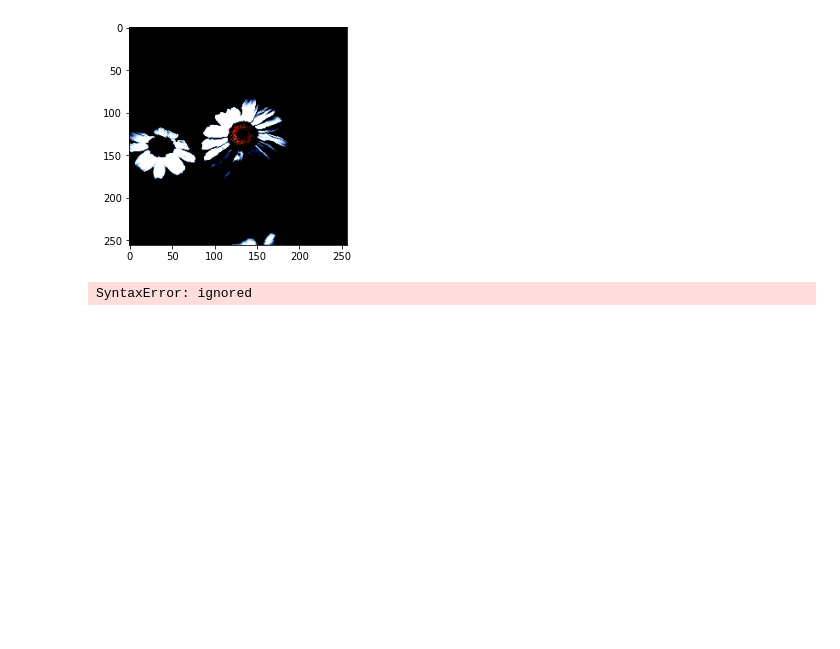
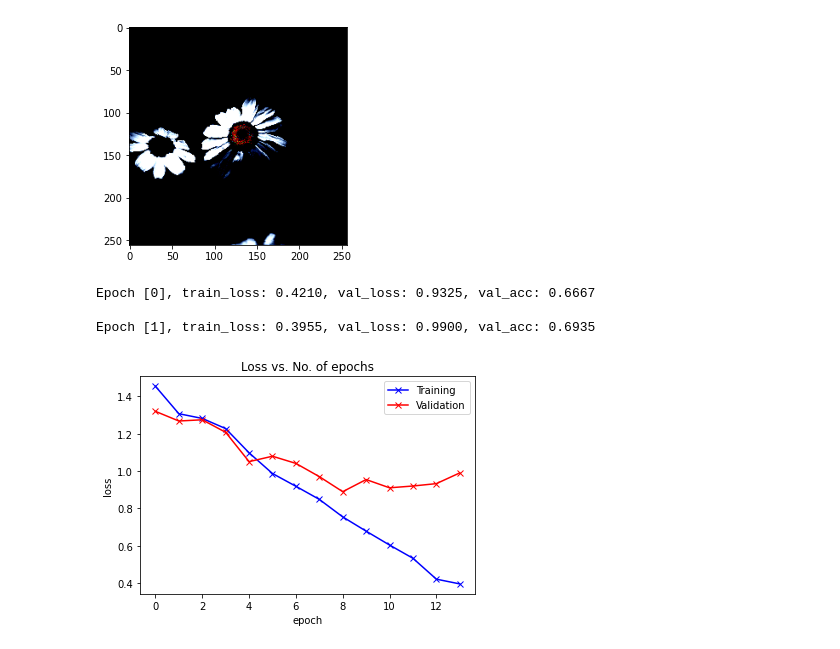
Before and after one commit to ThatGuyDV/CNNapproches, a Jupyter notebook: flowerclassification.ipynb, the cells around one changed output. Drawn from its saved outputs; the diff is of its cells as text; code cells hidden in the pictures; blank space fills up the shorter version.

```diff
--- a/flowerclassification.ipynb
+++ b/flowerclassification.ipynb
@@ -390,7 +390,13 @@ Clipping input data to the valid range for imshow with RGB data ([0..1] for floa
 Prediction:  tensor([2], device='cuda:0')
 Labels: daisy
 [figure]
-# %%
-|git commit()
-# %% [output]
-SyntaxError: ignored
+# %%
+history += fit(2, 1e-5, model, train_dl, test_dl, opt_func)
+# %% [output]
+Epoch [0], train_loss: 0.4210, val_loss: 0.9325, val_acc: 0.6667
+
+Epoch [1], train_loss: 0.3955, val_loss: 0.9900, val_acc: 0.6935
+# %%
+plot_losses(history)
+# %% [output]
+[figure, added]
```
Also changed, not shown: parts of 6 cells of this notebook.
